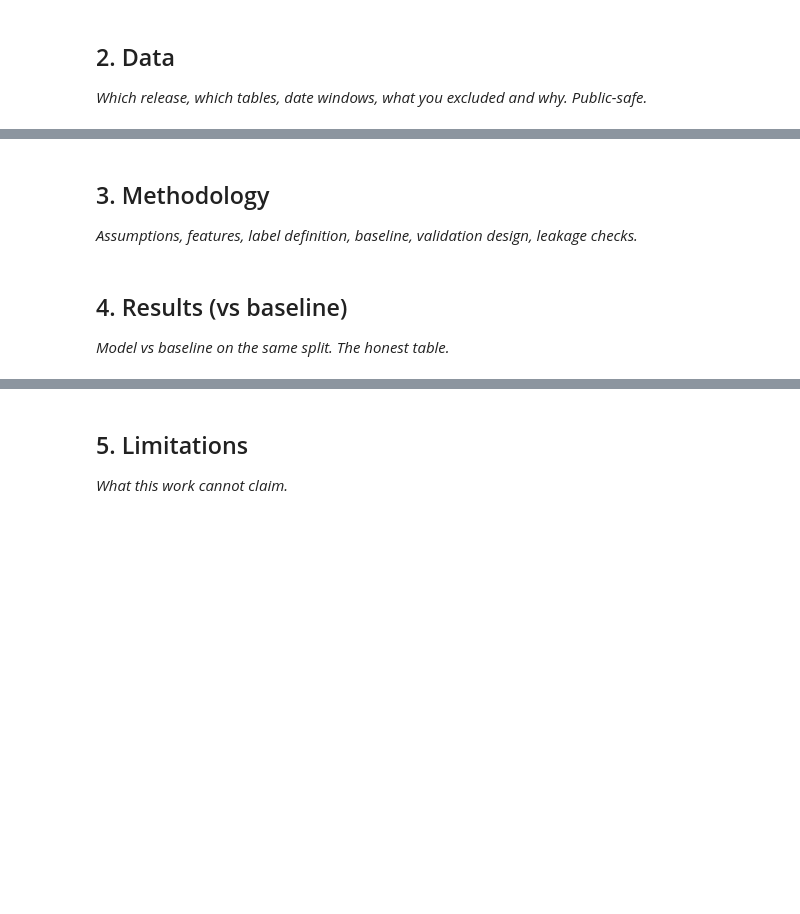
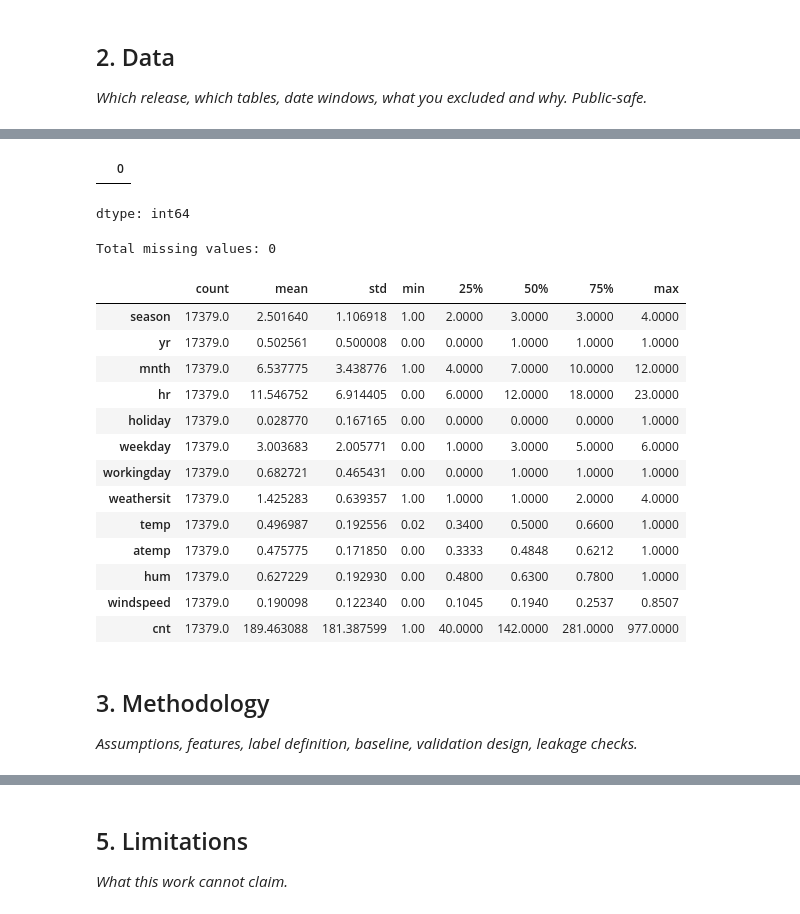
Before and after one commit to taskin789/flyrank-ai-taskin-, a Jupyter notebook: work/notebooks/capstone.ipynb, the cells around one changed output, grey strips where cells are left out. Drawn from its saved outputs; the diff is of its cells as text; code cells hidden in the pictures; blank space fills up the shorter version.

```diff
--- a/work/notebooks/capstone.ipynb
+++ b/work/notebooks/capstone.ipynb
@@ -16,0 +78,14 @@ This skeleton is yours to fill. Work the sections **in order** — each one has
+# %%
+from ucimlrepo import fetch_ucirepo
+
+# UCI Bike Sharing Dataset
+bike_sharing = fetch_ucirepo(id=275)
+
+X_raw = bike_sharing.data.features.copy()
+y_raw = bike_sharing.data.targets.copy()
+
+print("Feature shape:", X_raw.shape)
+print("Target shape:", y_raw.shape)
+
+display(X_raw.head())
+display(y_raw.head())
@@ -16,0 +121,12 @@ This skeleton is yours to fill. Work the sections **in order** — each one has
+# %%
+# Build one working dataframe
+
+df = pd.concat(
+    [X_raw.reset_index(drop=True), y_raw.reset_index(drop=True)],
+    axis=1
+)
+
+print("Rows:", len(df))
+print("Columns:", len(df.columns))
+
+display(df.head())
@@ -17,8 +142,34 @@ This skeleton is yours to fill. Work the sections **in order** — each one has
+# %%
+# Check missing values
+
+missing = df.isna().sum().sort_values(ascending=False)
+
+display(missing[missing > 0])
+
+print("Total missing values:", df.isna().sum().sum())
+
+# Basic descriptive statistics
+
+display(df.describe().T)
+# %% [output]
+|  | 0 |
+dtype: int64
+Total missing values: 0
+|  | count | mean | std | min | 25% | 50% | 75% | max |
+| season | 17379.0 | 2.501640 | 1.106918 | 1.00 | 2.0000 | 3.0000 | 3.0000 | 4.0000 |
+| yr | 17379.0 | 0.502561 | 0.500008 | 0.00 | 0.0000 | 1.0000 | 1.0000 | 1.0000 |
+| mnth | 17379.0 | 6.537775 | 3.438776 | 1.00 | 4.0000 | 7.0000 | 10.0000 | 12.0000 |
+| hr | 17379.0 | 11.546752 | 6.914405 | 0.00 | 6.0000 | 12.0000 | 18.0000 | 23.0000 |
+| holiday | 17379.0 | 0.028770 | 0.167165 | 0.00 | 0.0000 | 0.0000 | 0.0000 | 1.0000 |
+| weekday | 17379.0 | 3.003683 | 2.005771 | 0.00 | 1.0000 | 3.0000 | 5.0000 | 6.0000 |
+| workingday | 17379.0 | 0.682721 | 0.465431 | 0.00 | 0.0000 | 1.0000 | 1.0000 | 1.0000 |
+| weathersit | 17379.0 | 1.425283 | 0.639357 | 1.00 | 1.0000 | 1.0000 | 2.0000 | 4.0000 |
+| temp | 17379.0 | 0.496987 | 0.192556 | 0.02 | 0.3400 | 0.5000 | 0.6600 | 1.0000 |
+| atemp | 17379.0 | 0.475775 | 0.171850 | 0.00 | 0.3333 | 0.4848 | 0.6212 | 1.0000 |
+| hum | 17379.0 | 0.627229 | 0.192930 | 0.00 | 0.4800 | 0.6300 | 0.7800 | 1.0000 |
+| windspeed | 17379.0 | 0.190098 | 0.122340 | 0.00 | 0.1045 | 0.1940 | 0.2537 | 0.8507 |
+| cnt | 17379.0 | 189.463088 | 181.387599 | 1.00 | 40.0000 | 142.0000 | 281.0000 | 977.0000 |
 # %% [markdown]
 ## 3. Methodology
 
 *Assumptions, features, label definition, baseline, validation design, leakage checks.*
-# %% [markdown]
-## 4. Results (vs baseline)
-
-*Model vs baseline on the same split. The honest table.*
```
Also changed, not shown: parts of 30 cells of this notebook.
